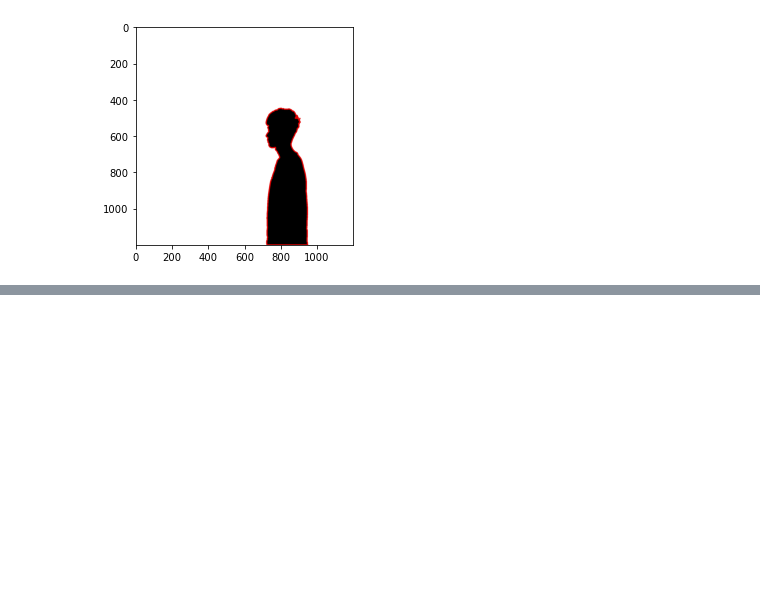
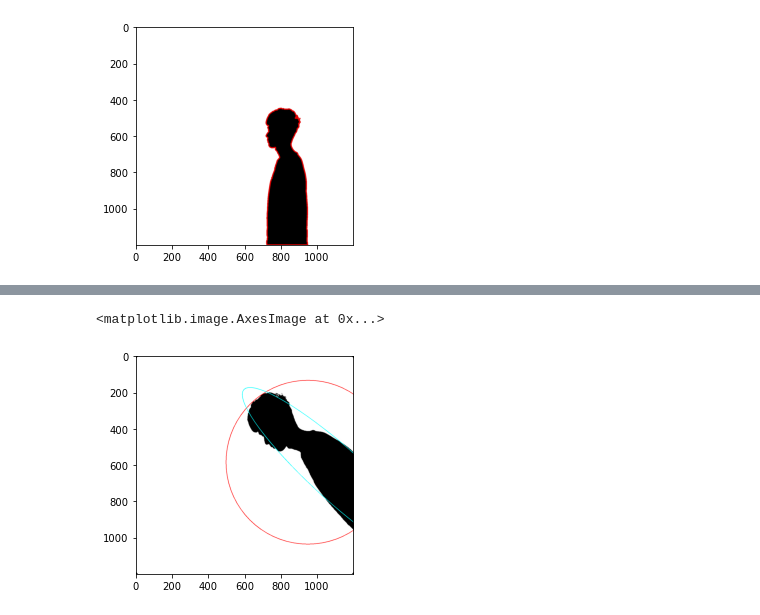
Before and after one commit to doubleZ0108/Computer-Vision-PKU, a Jupyter notebook: docs/opencv/opencv-study.ipynb, the cells around one changed output, grey strips where cells are left out. Drawn from its saved outputs; the diff is of its cells as text; code cells hidden in the pictures; blank space fills up the shorter version.

```diff
--- a/docs/opencv/opencv-study.ipynb
+++ b/docs/opencv/opencv-study.ipynb
@@ -563,0 +620,19 @@ plt.imshow(img[:,:,::-1])
+# %%
+img = cv2.imread('../../resources/doubleZ.jpg')
+rows, cols = img.shape[:2]
+M = cv2.getRotationMatrix2D((cols/2, rows/2), 45, 1.4)
+img = cv2.warpAffine(img, M, img.shape[:2])
+
+# 最小外接圆
+(x, y), radius = cv2.minEnclosingCircle(cnt)
+(x, y, radius) = np.int0((x, y, radius))
+cv2.circle(img, (x, y), radius, (0,0,255), 2)
+
+# 椭圆拟合
+ellipse = cv2.fitEllipse(cnt)
+cv2.ellipse(img, ellipse, (255, 255, 0), 2)
+
+plt.imshow(img[:,:,::-1])
+# %% [output]
+<matplotlib.image.AxesImage at 0x...>
+[figure, added]
```
Also changed, not shown: parts of 6 cells of this notebook, 1 other file.
